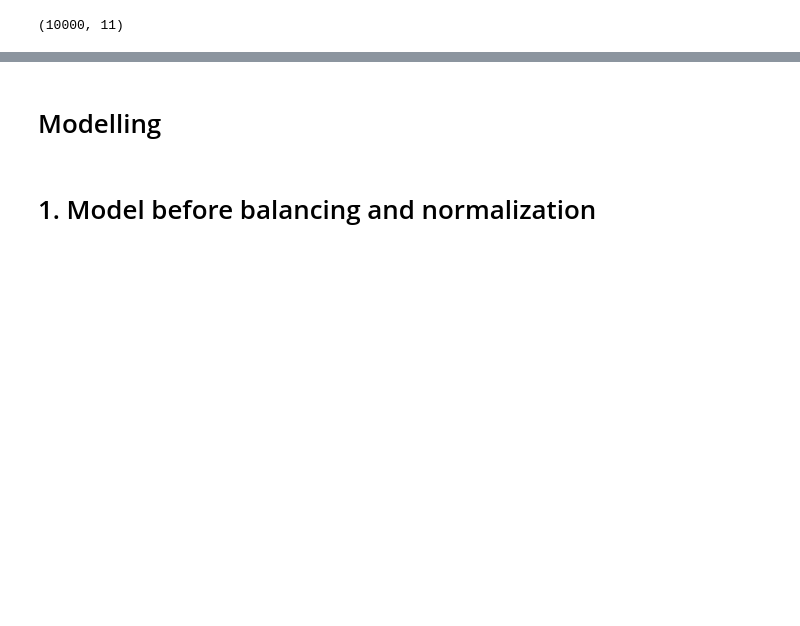
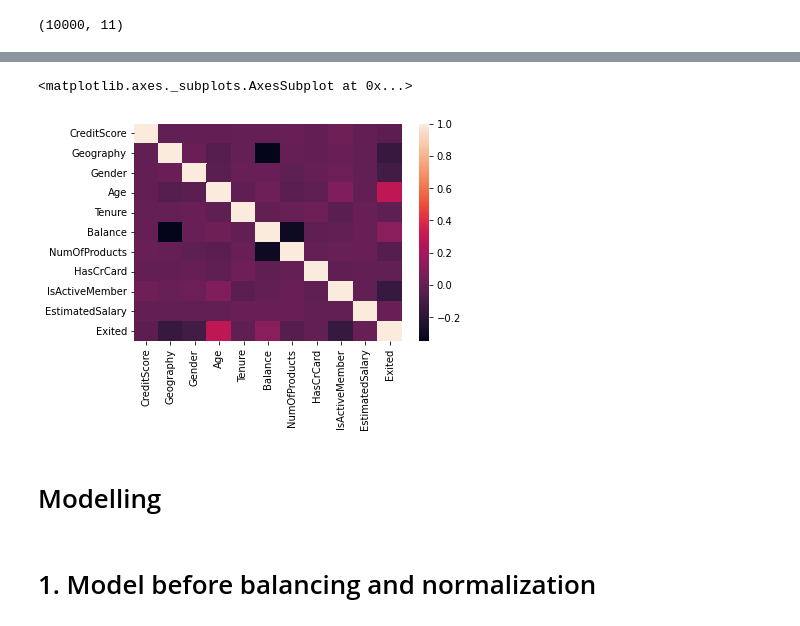
Before and after one commit to fkivuti/imbalanced_classification, a Jupyter notebook: Imbalanced_Classification_project_Francis.ipynb, the cells around one changed output, grey strips where cells are left out. Saved outputs shown, nothing was run; the diff lists cells and outputs as text; code cells hidden in the pictures; blank space fills up the shorter version.

```diff
--- a/Imbalanced_Classification_project_Francis.ipynb
+++ b/Imbalanced_Classification_project_Francis.ipynb
@@ -196,0 +214,4 @@ bank_df.shape
+# %%
+# create a corelation matrix
+corrmat = bank_df.corr()
+corrmat
@@ -197,3 +231,11 @@ bank_df.shape
+# %%
+# Correlation Matrix heatmap using seaborn.
+# import seaborn library
+import seaborn as sns
+sns.heatmap(corrmat)
+# %% [output]
+<matplotlib.axes._subplots.AxesSubplot at 0x...>
+[figure, added]
 # %% [markdown]
 # Modelling
 # %% [markdown]
```
Also changed, not shown: parts of 22 cells of this notebook.
